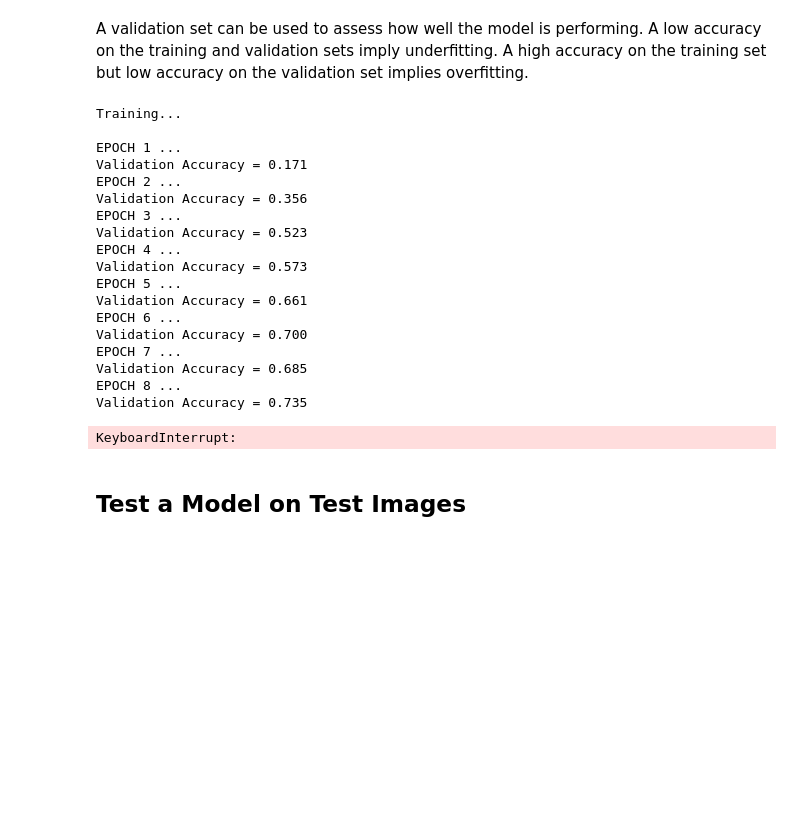
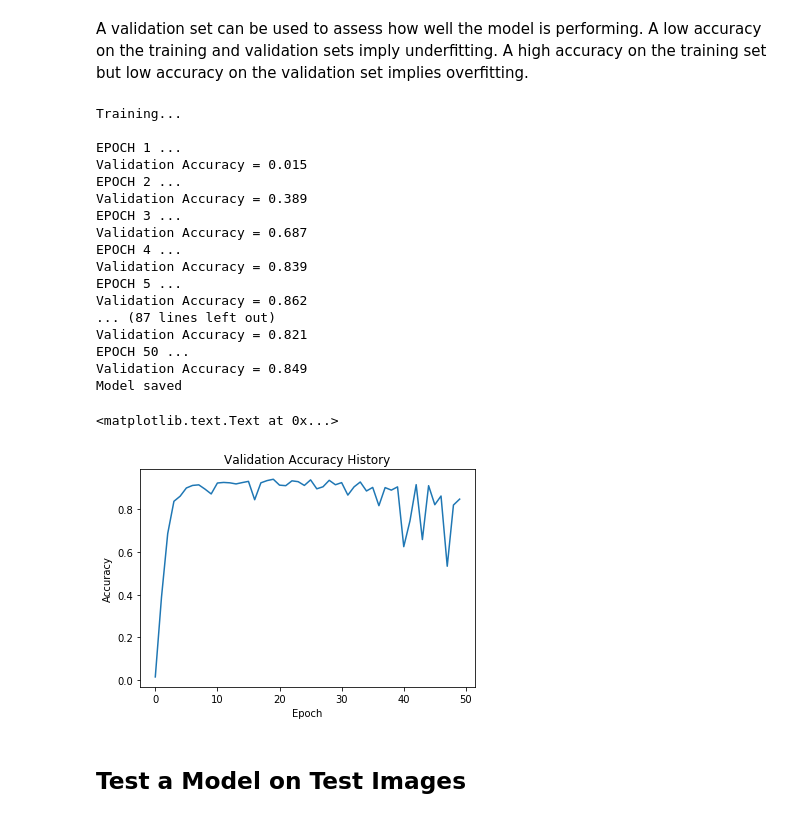
Before and after one commit to yu-iskw/CarND-Traffic-Sign-Classifier-Project, a Jupyter notebook: Traffic_Sign_Classifier.assignment.ipynb, the cells around one changed output. Cells and saved outputs as stored; diff of their text form; code cells hidden in the pictures; blank space fills up the shorter version.

```diff
--- a/Traffic_Sign_Classifier.assignment.ipynb
+++ b/Traffic_Sign_Classifier.assignment.ipynb
@@ -275,7 +345,7 @@ def LeNet(x, keep_prob):
 A validation set can be used to assess how well the model is performing. A low accuracy on the training and validation
 sets imply underfitting. A high accuracy on the training set but low accuracy on the validation set implies overfitting.
 # %%
-x = tf.placeholder(tf.float32, (None, 32, 32, 3))
+x = tf.placeholder(tf.float32, (None, 32, 32, 1))
 y = tf.placeholder(tf.int32, (None))
 keep_prob = tf.placeholder(tf.float32) ## For dropout
 one_hot_y = tf.one_hot(y, n_classes)
@@ -291,7 +361,7 @@ training_operation = optimizer.minimize(loss_operation)
 # %%
 correct_prediction = tf.equal(tf.argmax(logits, 1), tf.argmax(one_hot_y, 1))
 accuracy_operation = tf.reduce_mean(tf.cast(correct_prediction, tf.float32))
-saver = tf.train.Saver()
+saver = tf.train.Saver(max_to_keep=100)
 
 def evaluate(X_data, y_data):
     num_examples = len(X_data)
@@ -303,9 +373,9 @@ def evaluate(X_data, y_data):
         total_accuracy += (accuracy * len(batch_x))
     return total_accuracy / num_examples
 # %%
-EPOCHS = 30
+EPOCHS = 50
 BATCH_SIZE = 128
-KEEP_PROB = 0.75
+KEEP_PROB = 0.8
 # %%
 ### Train your model here.
 ### Calculate and report the accuracy on the training and validation set.
@@ -314,6 +384,7 @@ KEEP_PROB = 0.75
 ### Feel free to use as many code cells as needed.
 from sklearn.utils import shuffle
 
+validation_accuracies = []
 with tf.Session() as sess:
     sess.run(tf.global_variables_initializer())
     num_examples = len(X_train)
@@ -328,8 +399,10 @@ with tf.Session() as sess:
             sess.run(training_operation, feed_dict={x: batch_x, y: batch_y, keep_prob: KEEP_PROB})
 
         validation_accuracy = evaluate(X_valid, y_valid)
+        validation_accuracies.append(validation_accuracy)
         print("EPOCH {} ...".format(i+1))
         print("Validation Accuracy = {:.3f}".format(validation_accuracy))
+        saver.save(sess, './lenet', global_step=i)
 
     saver.save(sess, './lenet')
     print("Model saved")
@@ -337,22 +410,30 @@ with tf.Session() as sess:
 Training...
 
 EPOCH 1 ...
-Validation Accuracy = 0.171
+Validation Accuracy = 0.015
 EPOCH 2 ...
-Validation Accuracy = 0.356
+Validation Accuracy = 0.389
 EPOCH 3 ...
-Validation Accuracy = 0.523
+Validation Accuracy = 0.687
 EPOCH 4 ...
-Validation Accuracy = 0.573
+Validation Accuracy = 0.839
 EPOCH 5 ...
-Validation Accuracy = 0.661
-EPOCH 6 ...
-Validation Accuracy = 0.700
-EPOCH 7 ...
-Validation Accuracy = 0.685
-EPOCH 8 ...
-Validation Accuracy = 0.735
+Validation Accuracy = 0.862
+... (87 lines left out)
+Validation Accuracy = 0.821
+EPOCH 50 ...
+Validation Accuracy = 0.849
+Model saved
-KeyboardInterrupt:
+# %%
+max_index = validation_accuracies.index(max(validation_accuracies))
+
+plt.plot(validation_accuracies)
+plt.title("Validation Accuracy History")
+plt.xlabel("Epoch")
+plt.ylabel("Accuracy")
+# %% [output]
+<matplotlib.text.Text at 0x...>
+[figure, added]
 # %% [markdown]
 ## Test a Model on Test Images
 # %%
```
Also changed, not shown: parts of 26 cells of this notebook, 8 other files.
